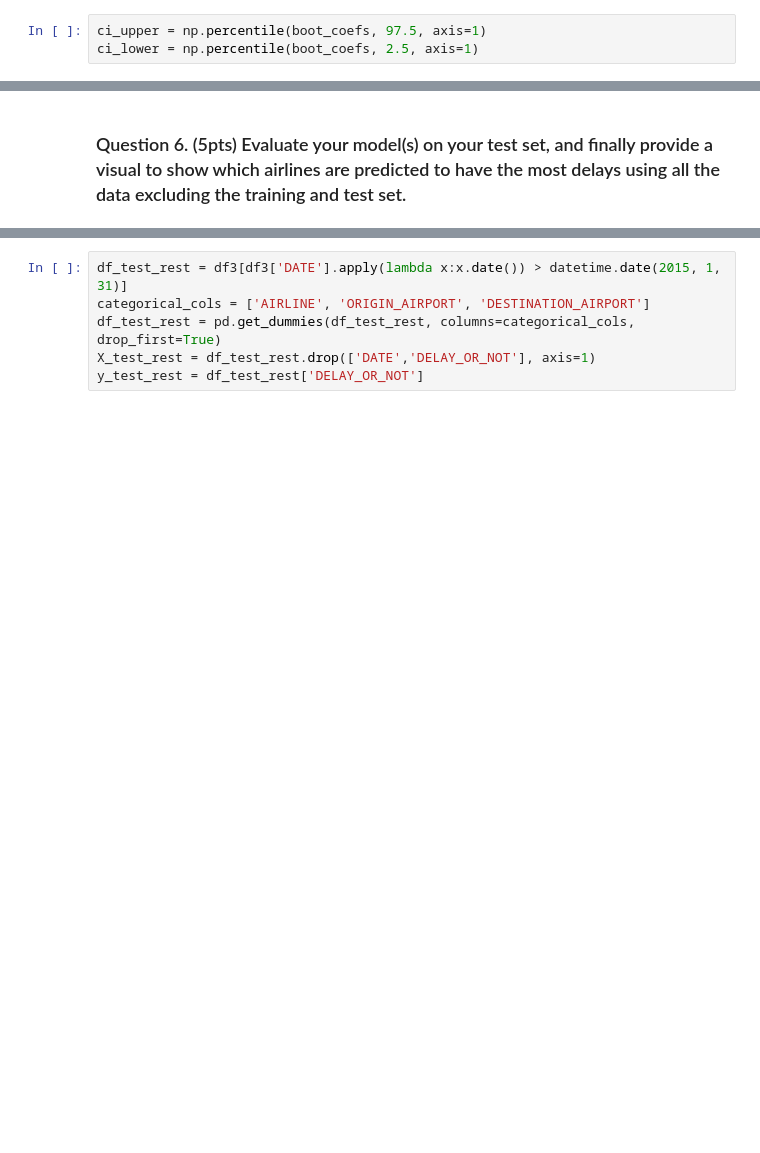
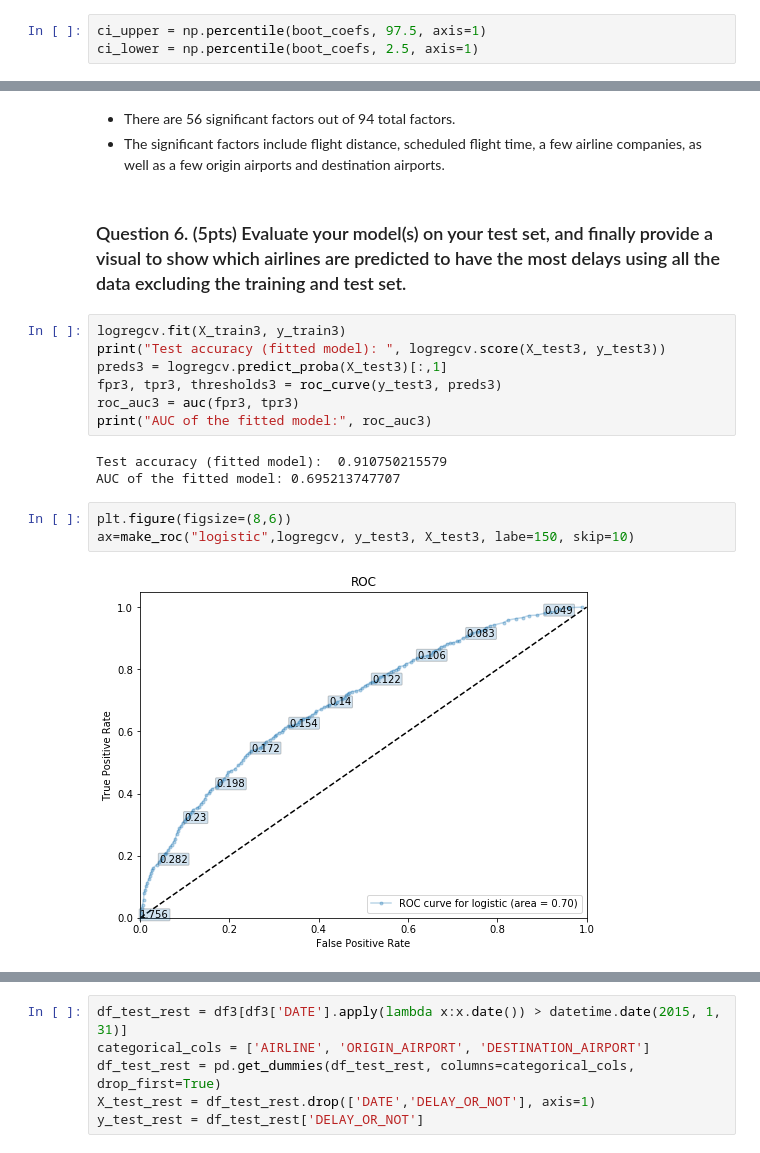
Before and after one commit to syj19950301/Data_Science_1, a Jupyter notebook: cs109a_midterm_2017.ipynb, the cells around one changed output, grey strips where cells are left out. Cells and saved outputs as stored; diff of their text form; blank space fills up the shorter version.

```diff
--- a/cs109a_midterm_2017.ipynb
+++ b/cs109a_midterm_2017.ipynb
@@ -502,2 +595,20 @@ sig_cols
+# %% [markdown]
+- There are 56 significant factors out of 94 total factors.
+- The significant factors include flight distance, scheduled flight time, a few airline companies, as well as a few origin airports and destination airports.
 # %% [markdown]
 ### Question 6. (5pts) Evaluate your model(s) on your test set, and finally provide a visual to show which airlines are predicted to have the most delays using all the data excluding the training and test set.
+# %%
+logregcv.fit(X_train3, y_train3)
+print("Test accuracy (fitted model): ", logregcv.score(X_test3, y_test3))
+preds3 = logregcv.predict_proba(X_test3)[:,1]
+fpr3, tpr3, thresholds3 = roc_curve(y_test3, preds3)
+roc_auc3 = auc(fpr3, tpr3)
+print("AUC of the fitted model:", roc_auc3)
+# %% [output]
+Test accuracy (fitted model):  0.910750215579
+AUC of the fitted model: 0.695213747707
+# %%
+plt.figure(figsize=(8,6))
+ax=make_roc("logistic",logregcv, y_test3, X_test3, labe=150, skip=10)
+# %% [output]
+[figure, added]
```
Also changed, not shown: parts of 74 cells of this notebook.
